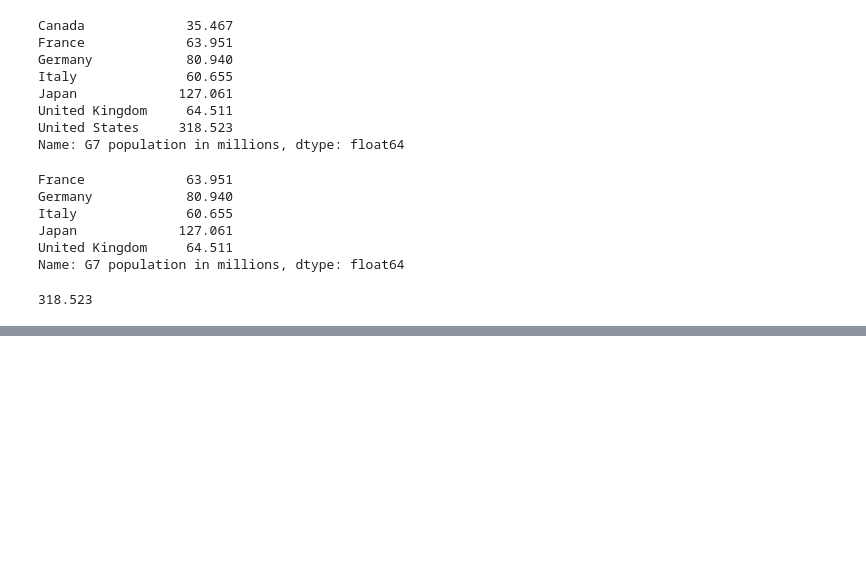
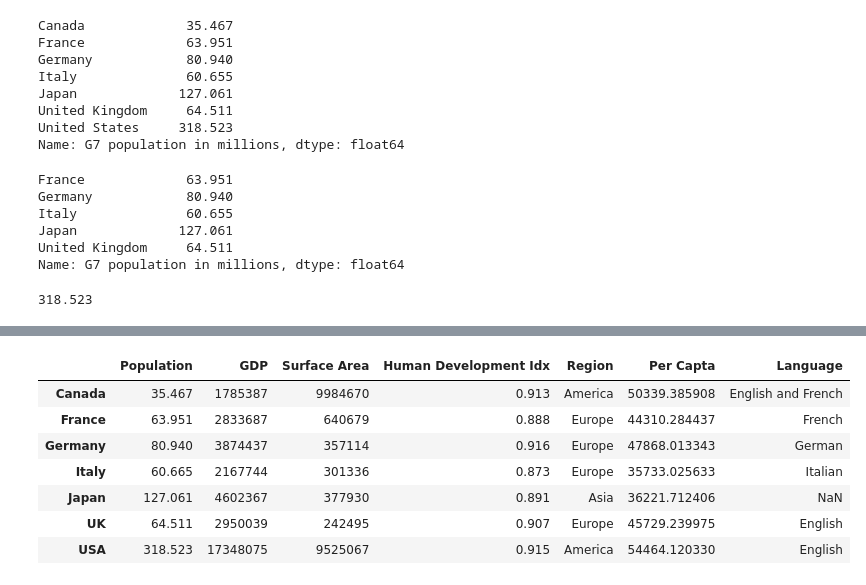
Before and after one commit to jrjosias2/PythonScripts, a Jupyter notebook: FreeCode_Camp/DS_Py/Lecture_1.ipynb, the cells around one changed output, grey strips where cells are left out. Drawn from its saved outputs; the diff is of its cells as text; code cells hidden in the pictures; blank space fills up the shorter version.

```diff
--- a/FreeCode_Camp/DS_Py/Lecture_1.ipynb
+++ b/FreeCode_Camp/DS_Py/Lecture_1.ipynb
@@ -263,0 +575,40 @@ g7_pop['United States']
+# %%
+# Um dataframe só é modificado diretamente no seu objeto quando utilizamos o sinal de = para atribuicao de valores
+# Quaisquer outras operacoes, o retorno é sempre um Dataframe ou Series com o valor alterado, se quisermos mantermos as alteracoes
+# No DF de origem, devemos utilizar o parametro inplace como valor True.
+df.rename(
+    columns={
+        'HDI' : 'Human Development Idx',
+        'Anual Popcorn Consumption' : 'APAC',
+        'Continent' : 'Region'
+    },
+    index={
+        'United States' : 'USA',
+        'United Kingdom' : 'UK',
+        'Argentina' : 'ARG',
+        'Brazil' : 'BRA'
+    }, inplace=True
+)
+# %%
+#Exemplo de como uma atribuição altera todo o valor do DataFrame e nao uma nova Copia
+langs2 = pd.Series(
+    data=[
+        'English and French',
+        'French',
+        'German',
+        'Italian',
+        'Japanese',
+        'English',
+        'English'
+    ],
+    index=[
+        'Canada',
+        'France',
+        'Germany',
+        'Italy',
+        'Japan',
+        'USA',
+        'UK'
+    ],
+    name='Lang_by_country'
+)
@@ -263,0 +637,13 @@ g7_pop['United States']
+# %%
+df['Language'] = langs2
+# %%
+df
+# %% [output]
+|  | Population | GDP | Surface Area | Human Development Idx | Region | Per Capta | Language |
+| Canada | 35.467 | 1785387 | 9984670 | 0.913 | America | 50339.385908 | English and French |
+| France | 63.951 | 2833687 | 640679 | 0.888 | Europe | 44310.284437 | French |
+| Germany | 80.940 | 3874437 | 357114 | 0.916 | Europe | 47868.013343 | German |
+| Italy | 60.665 | 2167744 | 301336 | 0.873 | Europe | 35733.025633 | Italian |
+| Japan | 127.061 | 4602367 | 377930 | 0.891 | Asia | 36221.712406 | NaN |
+| UK | 64.511 | 2950039 | 242495 | 0.907 | Europe | 45729.239975 | English |
+| USA | 318.523 | 17348075 | 9525067 | 0.915 | America | 54464.120330 | English |
```
Also changed, not shown: parts of 36 cells of this notebook.
